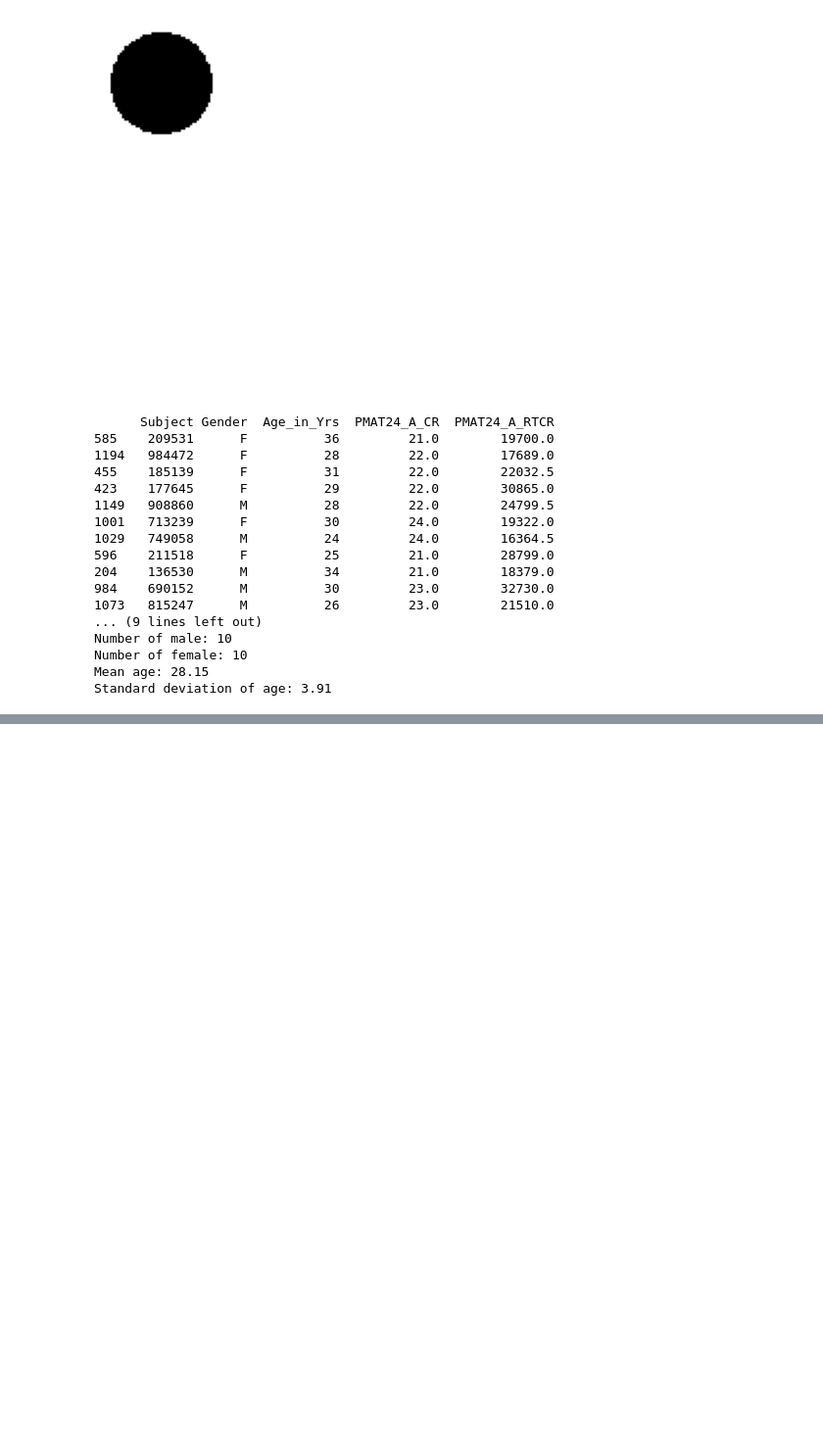
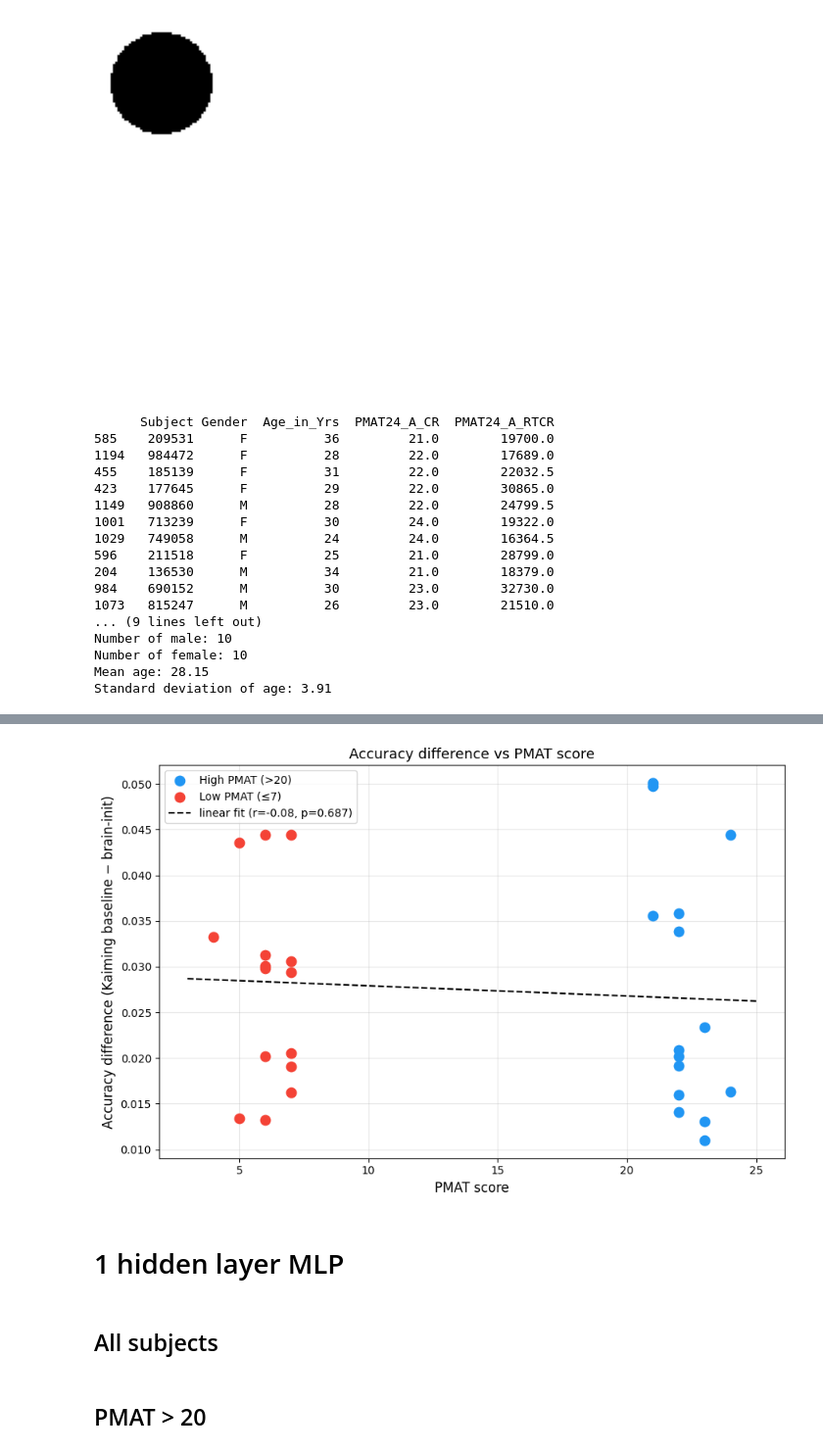
Before and after one commit to stevanna98/brain_network_into_dnn_v2, a Jupyter notebook: eda.ipynb, the cells around one changed output, grey strips where cells are left out. Shown at 98% size. Drawn from its saved outputs; the diff is of its cells as text; code cells hidden in the pictures; blank space fills up the shorter version.

```diff
--- a/eda.ipynb
+++ b/eda.ipynb
@@ -195,0 +452,45 @@ Standard deviation of age: 3.09
+# %%
+import pandas as pd
+import matplotlib.pyplot as plt
+import numpy as np
+from scipy import stats
+
+csv_path = '/Users/stefanovannoni/Desktop/IMPERIAL COLLEGE/Data/data/hcp_ya_dataset/HCP_YA_subjects_2026_04_02_12_52_45.csv'
+df = pd.read_csv(csv_path)
+
+pmat_high = df[df['Subject'].isin(subject_id_list_high_pmat)].set_index('Subject')['PMAT24_A_CR']
+pmat_low  = df[df['Subject'].isin(subject_id_list_low_pmat)].set_index('Subject')['PMAT24_A_CR']
+
+pmat_values_high = np.array([pmat_high[s] for s in subject_id_list_high_pmat])
+pmat_values_low  = np.array([pmat_low[s]  for s in subject_id_list_low_pmat])
+
+all_pmat = np.concatenate([pmat_values_high, pmat_values_low])
+all_diff = np.concatenate([high, low])
+all_labels = ['High PMAT'] * len(high) + ['Low PMAT'] * len(low)
+
+fig, ax = plt.subplots(figsize=(9, 6))
+
+ax.scatter(pmat_values_high, high, color='#2196F3', s=80, label='High PMAT (>20)', zorder=3)
+ax.scatter(pmat_values_low,  low,  color='#F44336', s=80, label='Low PMAT (≤7)',   zorder=3)
+
+# Regression line across all subjects
+slope, intercept, r, p, _ = stats.linregress(all_pmat, all_diff)
+x_line = np.linspace(all_pmat.min() - 1, all_pmat.max() + 1, 200)
+ax.plot(x_line, slope * x_line + intercept, color='black', linewidth=1.5, linestyle='--',
+        label=f'linear fit (r={r:.2f}, p={p:.3f})')
+
+ax.set_xlabel("PMAT score", fontsize=12)
+ax.set_ylabel("Accuracy difference (Kaiming baseline − brain-init)", fontsize=12)
+ax.set_title("Accuracy difference vs PMAT score", fontsize=13)
+ax.legend()
+ax.grid(True, alpha=0.3)
+plt.tight_layout()
+plt.show()
+# %% [output]
+[figure, added]
+# %% [markdown]
+# 1 hidden layer MLP
+# %% [markdown]
+## All subjects
+# %% [markdown]
+## PMAT > 20
```
Also changed, not shown: parts of 20 cells of this notebook, 3 other files.
